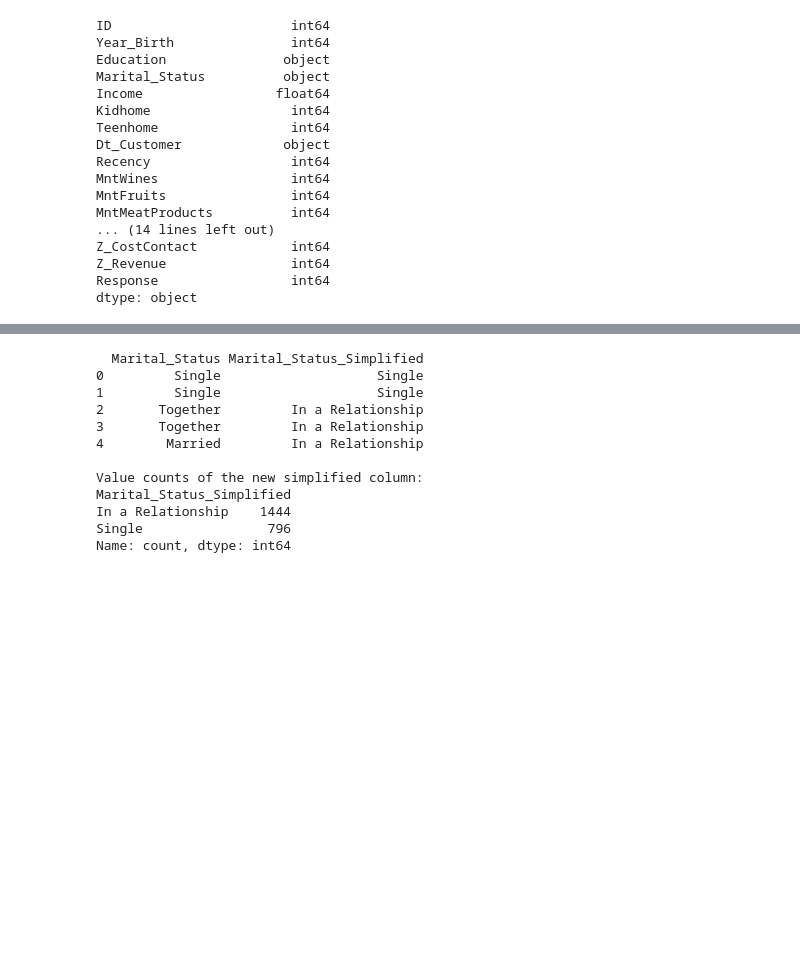
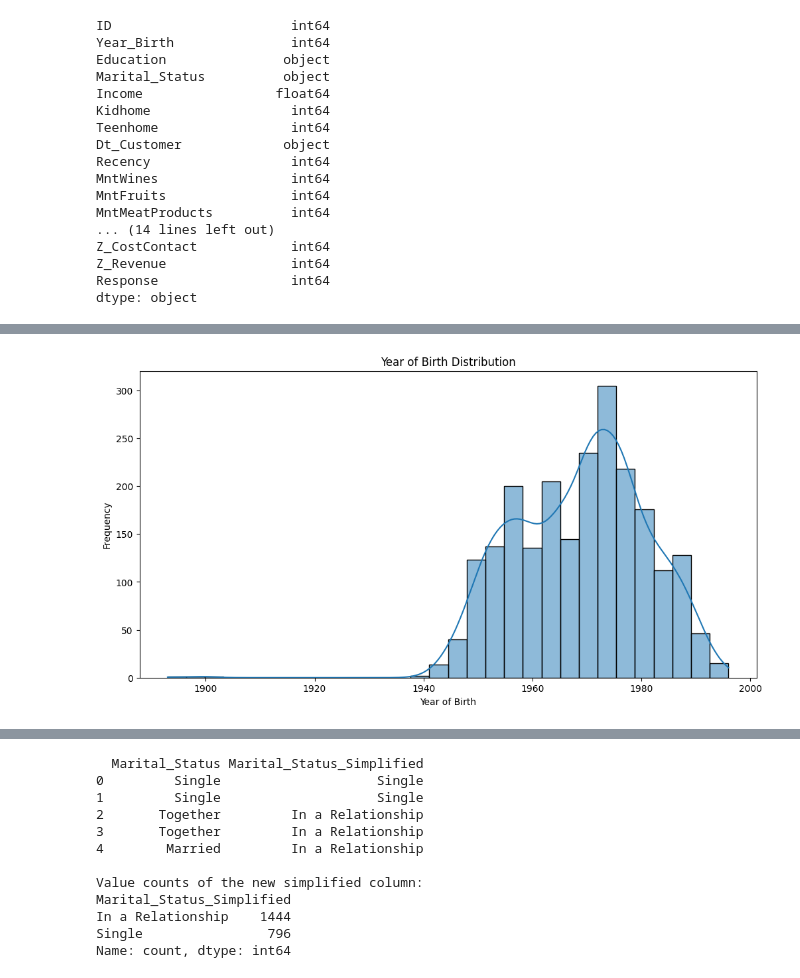
Before and after one commit to SsenogaHerman/GROUP_B_EVENING_RECESS, a Jupyter notebook: missing_values.ipynb, the cells around one changed output, grey strips where cells are left out. Cells and saved outputs as stored; diff of their text form; code cells hidden in the pictures; blank space fills up the shorter version.

```diff
--- a/missing_values.ipynb
+++ b/missing_values.ipynb
@@ -152,3 +215,7 @@ df2=pd.read_csv('Customer_Segmentation_cleaned.csv')
+# %%
+plot_histogram(df2,column_name='Year_Birth', bins=30, title='Year of Birth Distribution', xlabel='Year of Birth', ylabel='Frequency', figsize=(12, 6))
+# %% [output]
+[figure, added]
 # %%
 #fEATURE ENGINEERING
 
```
Also changed, not shown: parts of 4 cells of this notebook.
